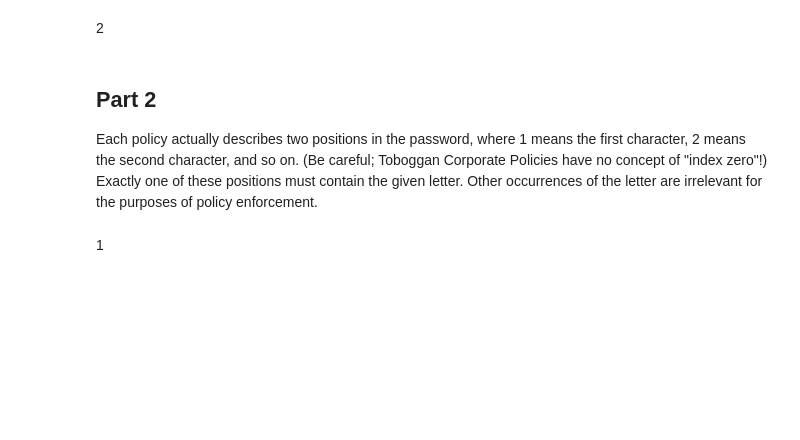
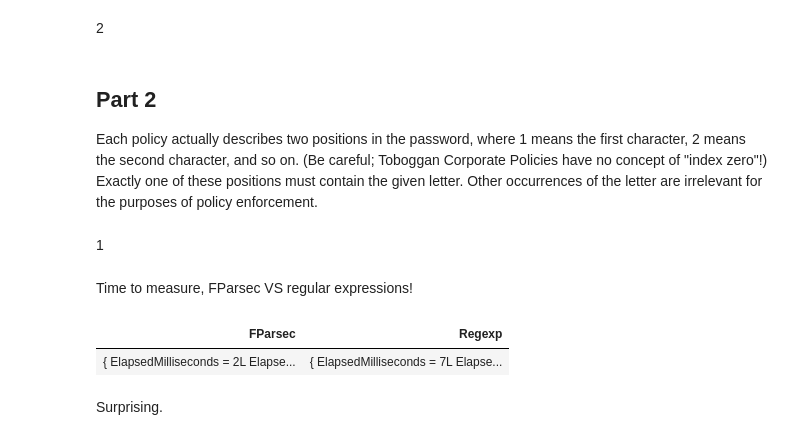
Before and after one commit to aaronmu/AoC, a Jupyter notebook: Day2.ipynb, the cells around one changed output. Drawn from its saved outputs; the diff is of its cells as text; code cells hidden in the pictures; blank space fills up the shorter version.

Commit message:
Add regex solution and compare to fparsec

```diff
--- a/Day2.ipynb
+++ b/Day2.ipynb
@@ -146,3 +148,53 @@ let check ({ First = first; Second = second; Letter = letter; Password = passwor
 |> Seq.length
 # %% [output]
 1
+# %% [markdown]
+Time to measure, FParsec VS regular expressions!
+# %%
+#!fsharp
+open System.Text.RegularExpressions
+
+let (|Regex|_|) pattern input =
+    let m = Regex.Match(input, pattern)
+    if m.Success then Some(List.tail [ for g in m.Groups -> g.Value ])
+    else None
+
+let parseLine = function
+    | Regex @"([0-9]+)-([0-9]+) ([a-z]): ([a-z]+)" [ first; second; letter; password ] ->
+        Some (CheckPassword.create (int first) (int second) (char letter) (string password))
+    | "" -> None
+    | x -> failwithf "Failed to parse line %s" x
+
+let regexp _unit =
+    myRealInput
+    |> fun x -> x.Split "\n"
+    |> Seq.choose parseLine
+    |> Seq.filter checkPart2
+    |> Seq.length
+
+let fparsec _unit =
+    myRealInput
+    |> CheckPassword.parse
+    |> Seq.filter checkPart2
+    |> Seq.length
+
+let time fn =
+    let timer = new System.Diagnostics.Stopwatch()
+    timer.Start()
+    let returnValue = fn ()
+
+    {|
+        ElapsedMilliseconds = timer.ElapsedMilliseconds
+        ElapsedTicks = timer.ElapsedTicks
+        ReturnValue = returnValue
+    |}
+
+{|
+    FParsec = time fparsec
+    Regexp = time regexp
+|}
+# %% [output]
+| FParsec | Regexp |
+| { ElapsedMilliseconds = 2L Elapse... | { ElapsedMilliseconds = 7L Elapse... |
+# %% [markdown]
+Surprising.
```
Also changed, not shown: parts of 3 cells of this notebook.
